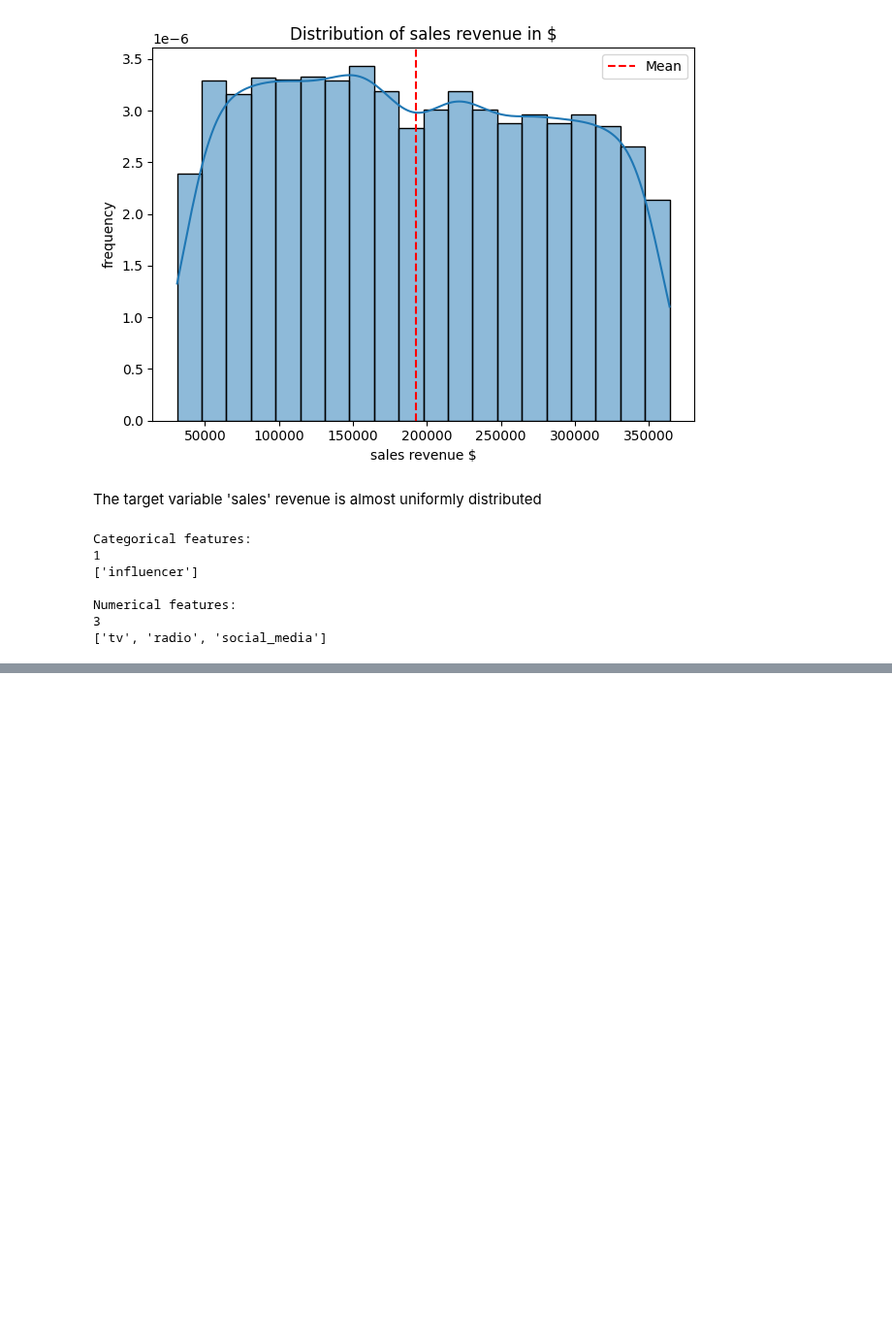
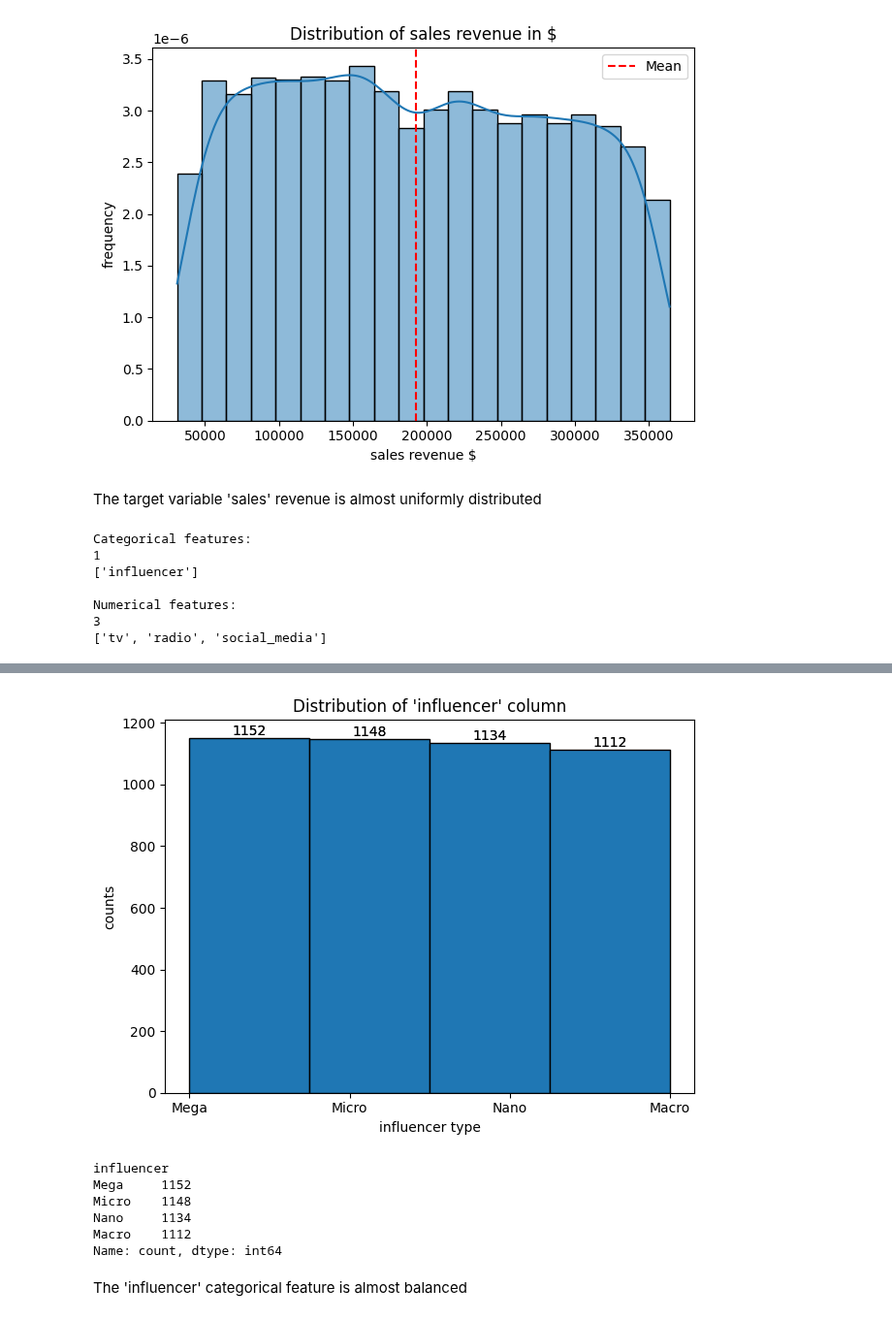
Before and after one commit to srikaldata/ml-zoomcamp-2025, a Jupyter notebook: capstone-project/eda_and_modeling.ipynb, the cells around one changed output, grey strips where cells are left out. Shown at 97% size. Cells and saved outputs as stored; diff of their text form; code cells hidden in the pictures; blank space fills up the shorter version.

Commit message:
capstone project - eda - exploring the categorical feature

```diff
--- a/capstone-project/eda_and_modeling.ipynb
+++ b/capstone-project/eda_and_modeling.ipynb
@@ -140,0 +157,33 @@ Numerical features:
+# %%
+# distribution of the categorical feature 'influecer'
+counts, bins, patches = plt.hist(adsales_df["influencer"],
+                                 bins=len(adsales_df["influencer"].unique()),
+                                 edgecolor='black')
+
+# Count labels on bars
+plt.bar_label(patches)
+
+plt.title('Distribution of \'influencer\' column')
+plt.xlabel('influencer type')
+plt.ylabel('counts')
+
+# Additional text labels (optional, since bar_label already shows counts)
+for count, x in zip(counts, bins):
+    if count > 0:
+        plt.text(x + (bins[1]-bins[0])/2, count, str(int(count)), ha='center', va='bottom')
+
+plt.tight_layout()
+plt.show()
+# %% [output]
+[figure, added]
+# %%
+adsales_df['influencer'].value_counts()
+# %% [output]
+influencer
+Mega     1152
+Micro    1148
+Nano     1134
+Macro    1112
+Name: count, dtype: int64
+# %% [markdown]
+The 'influencer' categorical feature is almost balanced
```
Also changed, not shown: parts of 2 cells of this notebook.
